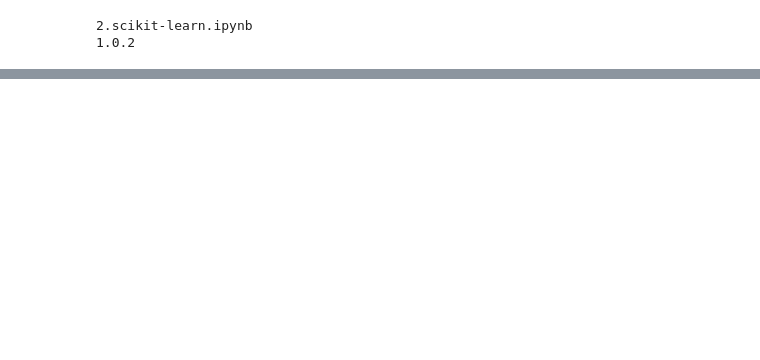
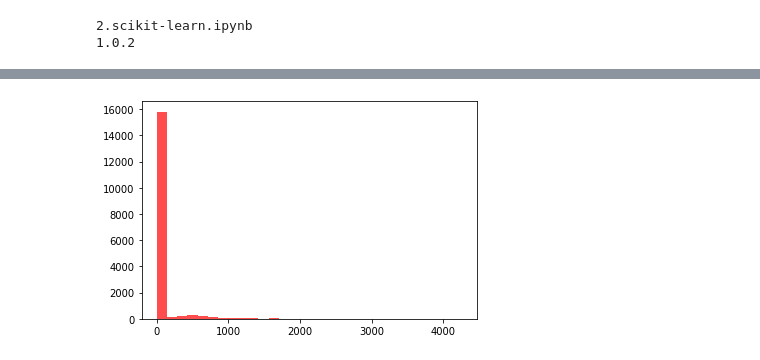
Before and after one commit to jerry-ryu/ML_beginning, a Jupyter notebook: 2.scikit-learn.ipynb, the cells around one changed output, grey strips where cells are left out. Cells and saved outputs as stored; diff of their text form; code cells hidden in the pictures; blank space fills up the shorter version.

```diff
--- a/2.scikit-learn.ipynb
+++ b/2.scikit-learn.ipynb
@@ -54,0 +526,14 @@ print(sklearn.__version__)
+# %%
+import seaborn as sns
+import matplotlib.pyplot as plt
+from sklearn.datasets import load_breast_cancer
+
+#유방암 데이터 가져오기
+cancer=load_breast_cancer()
+cancer = cancer.data
+# %%
+# scale 하기 전 원래 데이터 분포
+plt.hist(cancer.reshape(-1,1), color = 'red',bins = 30, alpha = 0.7)
+plt.show()
+# %% [output]
+[figure, added]
```
Also changed, not shown: parts of 48 cells of this notebook, 2 other files.
